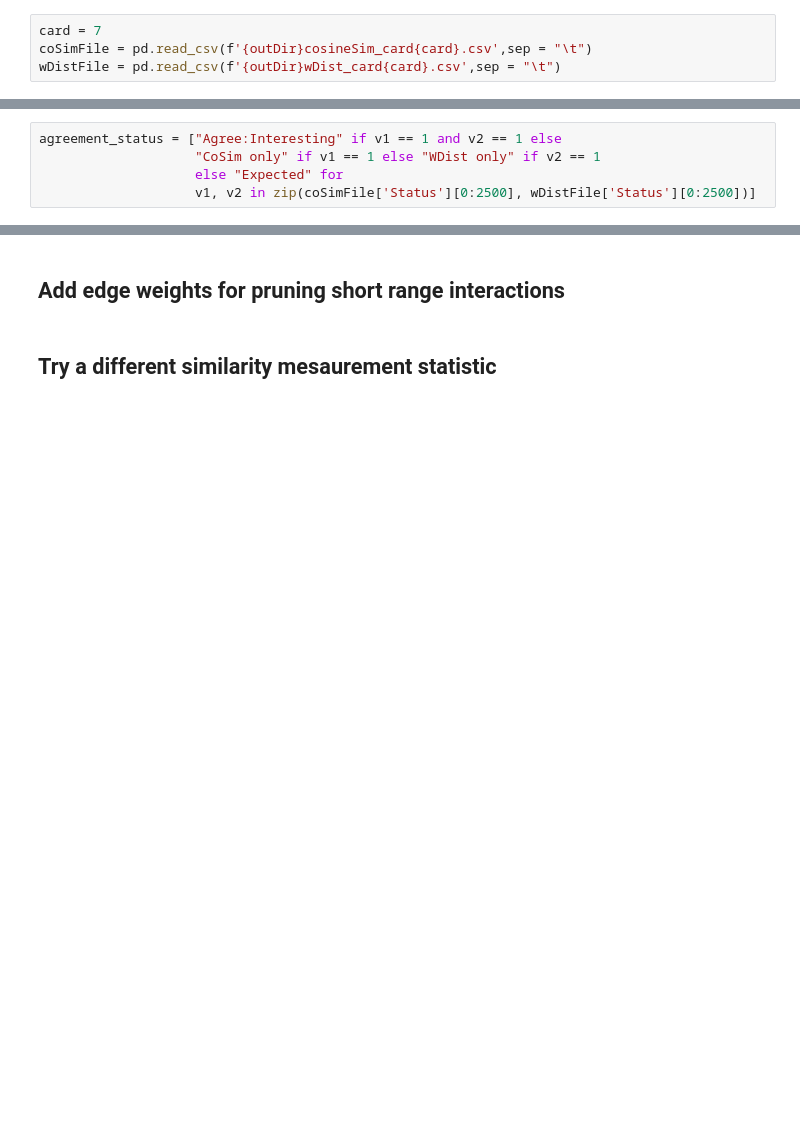
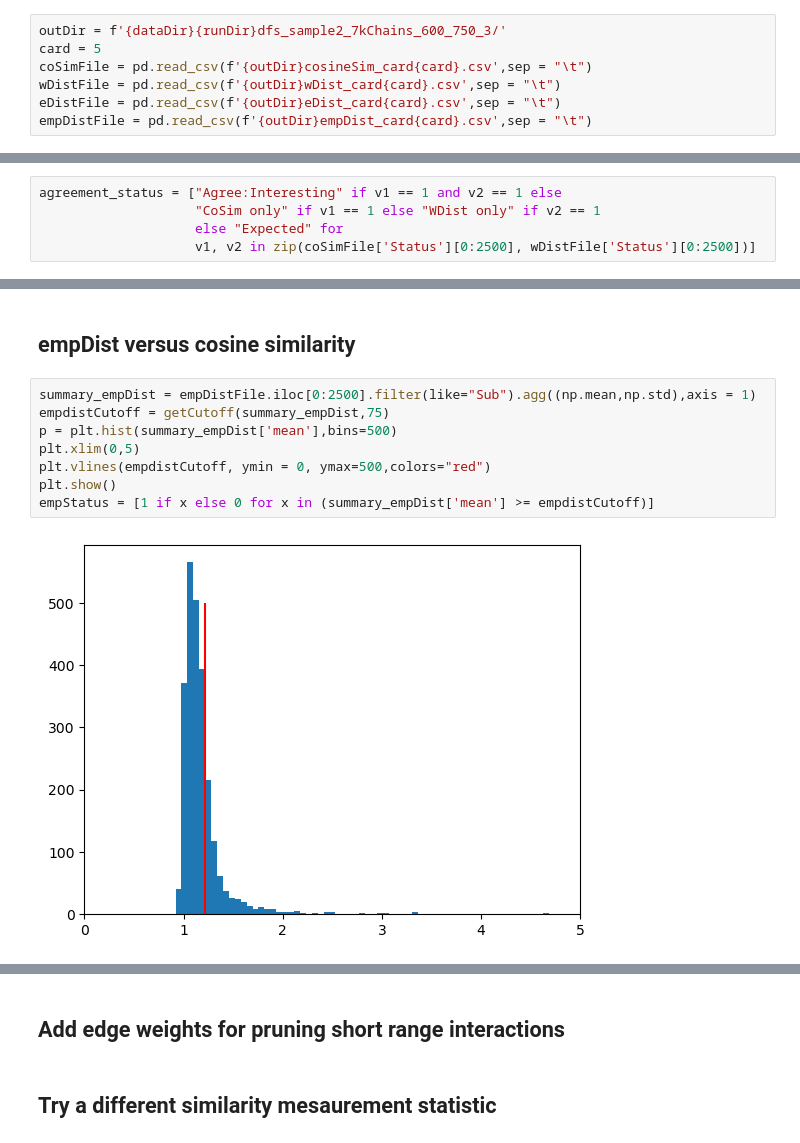
Before and after one commit to noush-joglekar/sporeC_prelim, a Jupyter notebook: scripts/jupyterNB/getMultiwayExpectedProbsByDist.ipynb, the cells around one changed output, grey strips where cells are left out. Drawn from its saved outputs; the diff is of its cells as text; blank space fills up the shorter version.

```diff
--- a/scripts/jupyterNB/getMultiwayExpectedProbsByDist.ipynb
+++ b/scripts/jupyterNB/getMultiwayExpectedProbsByDist.ipynb
@@ -435,7 +435,10 @@ print(corrStats)
 # %% [markdown]
 ## Comparing reads from wasserstein versus cosine similarity
 # %%
-card = 7
+outDir = f'{dataDir}{runDir}dfs_sample2_7kChains_600_750_3/'
+card = 5
 coSimFile = pd.read_csv(f'{outDir}cosineSim_card{card}.csv',sep = "\t")
 wDistFile = pd.read_csv(f'{outDir}wDist_card{card}.csv',sep = "\t")
+eDistFile = pd.read_csv(f'{outDir}eDist_card{card}.csv',sep = "\t")
+empDistFile = pd.read_csv(f'{outDir}empDist_card{card}.csv',sep = "\t")
 # %%
@@ -512,0 +501,12 @@ Text(0.5, 0.98, '7Sub6')
+# %% [markdown]
+## empDist versus cosine similarity
+# %%
+summary_empDist = empDistFile.iloc[0:2500].filter(like="Sub").agg((np.mean,np.std),axis = 1)
+empdistCutoff = getCutoff(summary_empDist,75)
+p = plt.hist(summary_empDist['mean'],bins=500)
+plt.xlim(0,5)
+plt.vlines(empdistCutoff, ymin = 0, ymax=500,colors="red")
+plt.show()
+empStatus = [1 if x else 0 for x in (summary_empDist['mean'] >= empdistCutoff)]
+# %% [output]
+[figure, added]
```
Also changed, not shown: parts of 11 cells of this notebook, 3 other files.
